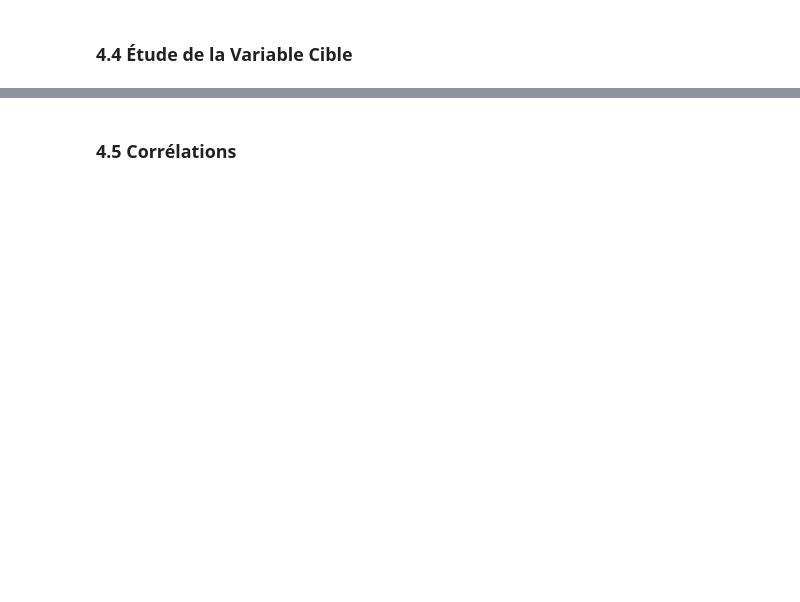
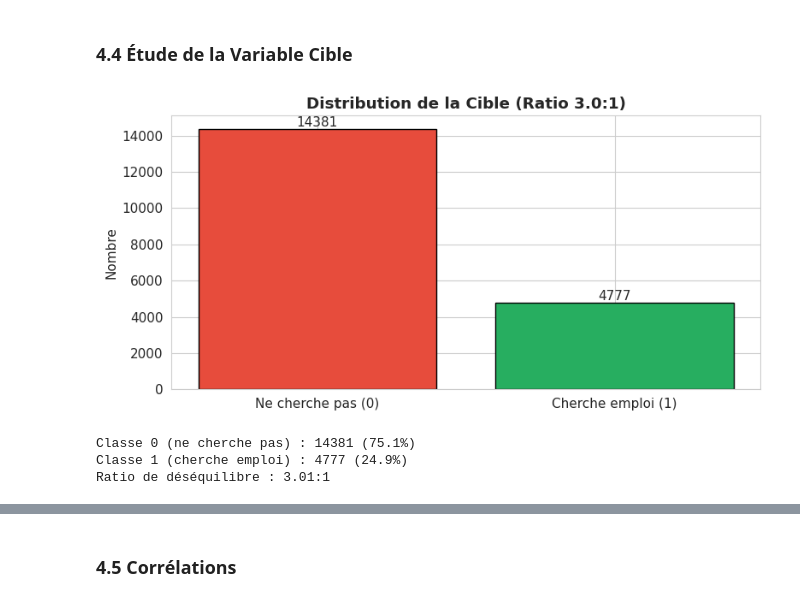
Before and after one commit to Angry-Jay/ML_TheHiredHand, a Jupyter notebook: ml-the-hired-hand-v2.ipynb, the cells around one changed output, grey strips where cells are left out. Saved outputs shown, nothing was run; the diff lists cells and outputs as text; code cells hidden in the pictures; blank space fills up the shorter version.

```diff
--- a/ml-the-hired-hand-v2.ipynb
+++ b/ml-the-hired-hand-v2.ipynb
@@ -231,0 +363,22 @@ print("→ Interprétation : ces candidats n'ont probablement pas d'emploi actue
+# %%
+# Distribution de la variable cible
+target_counts = df['target'].value_counts()
+ratio = target_counts.max() / target_counts.min()
+
+fig, ax = plt.subplots(figsize=(8, 4))
+bars = ax.bar(['Ne cherche pas (0)', 'Cherche emploi (1)'], target_counts.values,
+              color=['#e74c3c', '#27ae60'], edgecolor='black')
+ax.bar_label(bars, fmt='%d')
+ax.set_title(f'Distribution de la Cible (Ratio {ratio:.1f}:1)', fontweight='bold')
+ax.set_ylabel('Nombre')
+plt.tight_layout()
+plt.show()
+
+print(f"Classe 0 (ne cherche pas) : {target_counts[0]} ({target_counts[0]/len(df)*100:.1f}%)")
+print(f"Classe 1 (cherche emploi) : {target_counts[1]} ({target_counts[1]/len(df)*100:.1f}%)")
+print(f"Ratio de déséquilibre : {ratio:.2f}:1")
+# %% [output]
+[figure, added]
+Classe 0 (ne cherche pas) : 14381 (75.1%)
+Classe 1 (cherche emploi) : 4777 (24.9%)
+Ratio de déséquilibre : 3.01:1
```
Also changed, not shown: parts of 24 cells of this notebook.
